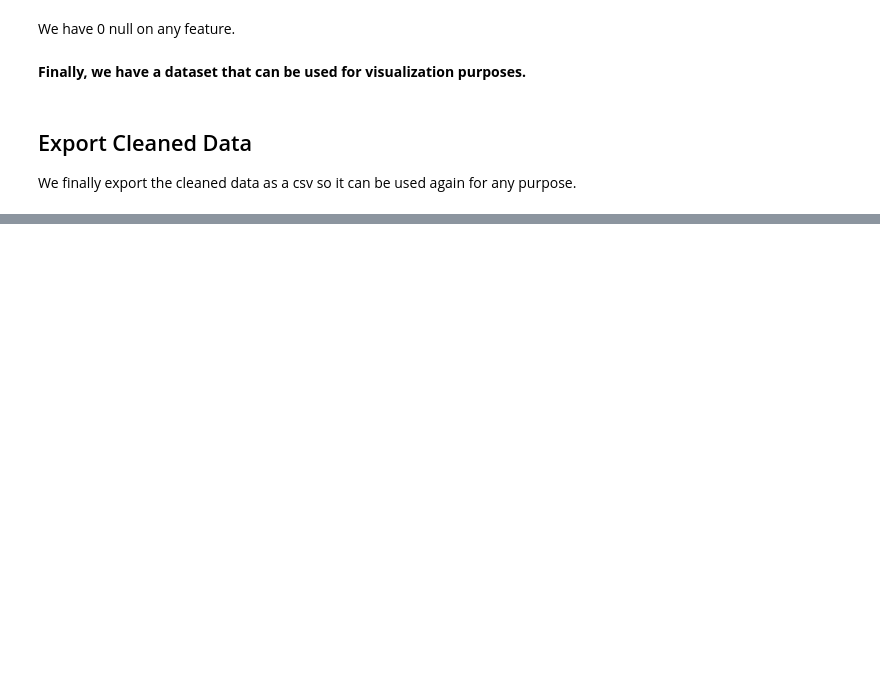
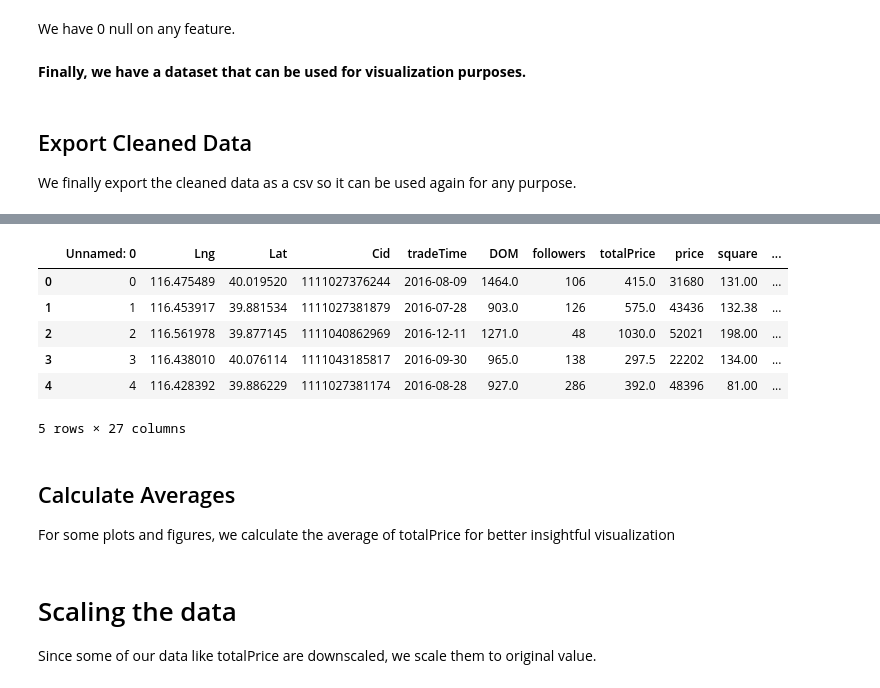
Before and after one commit to sthasam2/DM_data-visualization-dashboard, a Jupyter notebook: notebooks/data-processing.ipynb, the cells around one changed output, grey strips where cells are left out. Cells and saved outputs as stored; diff of their text form; code cells hidden in the pictures; blank space fills up the shorter version.

Commit message:
chore: Clean notebook and Modify dashboard

```diff
--- a/notebooks/data-processing.ipynb
+++ b/notebooks/data-processing.ipynb
@@ -308,0 +359,3 @@ raw_data.to_csv("../assets/cleaned.csv")
+# %%
+df = pd.read_csv("../assets/cleaned.csv")
+df.drop(df[df["tradeYear"] < 2010].index, inplace=True)
@@ -308,0 +429,14 @@ raw_data.to_csv("../assets/cleaned.csv")
+# %%
+df.head()
+# %% [output]
+|  | Unnamed: 0 | Lng | Lat | Cid | tradeTime | DOM | followers | totalPrice | price | square | ... |
+| 0 | 0 | 116.475489 | 40.019520 | 1111027376244 | 2016-08-09 | 1464.0 | 106 | 415.0 | 31680 | 131.00 | ... |
+| 1 | 1 | 116.453917 | 39.881534 | 1111027381879 | 2016-07-28 | 903.0 | 126 | 575.0 | 43436 | 132.38 | ... |
+| 2 | 2 | 116.561978 | 39.877145 | 1111040862969 | 2016-12-11 | 1271.0 | 48 | 1030.0 | 52021 | 198.00 | ... |
+| 3 | 3 | 116.438010 | 40.076114 | 1111043185817 | 2016-09-30 | 965.0 | 138 | 297.5 | 22202 | 134.00 | ... |
+| 4 | 4 | 116.428392 | 39.886229 | 1111027381174 | 2016-08-28 | 927.0 | 286 | 392.0 | 48396 | 81.00 | ... |
+5 rows × 27 columns
+# %% [markdown]
+## Calculate Averages
+
+For some plots and figures, we calculate the average of totalPrice for better insightful visualization
@@ -308,0 +453,4 @@ raw_data.to_csv("../assets/cleaned.csv")
+# %% [markdown]
+# Scaling the data
+
+Since some of our data like totalPrice are downscaled, we scale them to original value.
```
Also changed, not shown: parts of 21 cells of this notebook, 2 other files.
